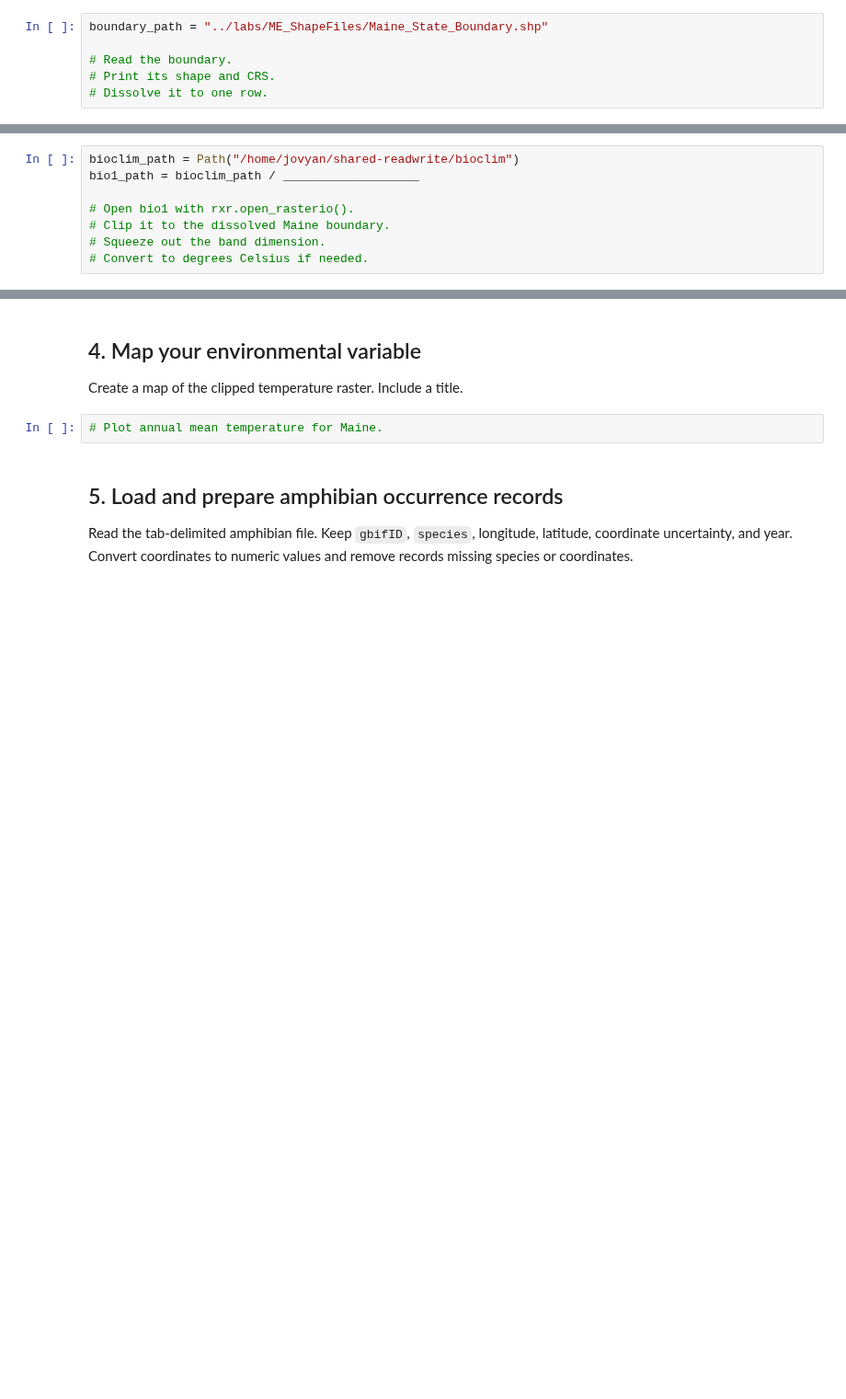
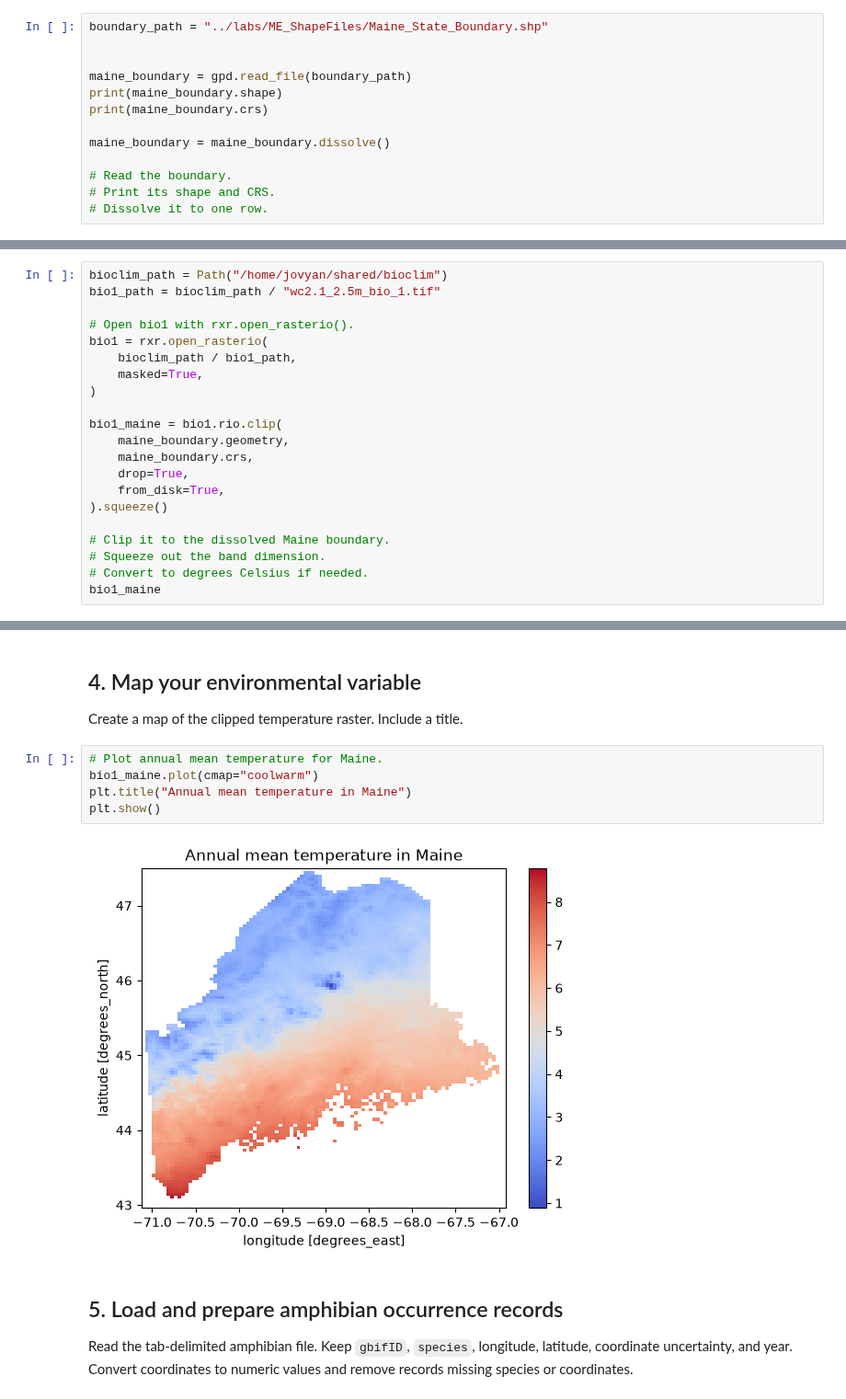
Before and after one commit to Gyrosigma/BIO597-SpatialBiodiversity, a Jupyter notebook: docs/assignments/Assignment-06-FirstPrinciplesSDM.ipynb, the cells around one changed output, grey strips where cells are left out. Shown at 92% size. Cells and saved outputs as stored; diff of their text form; blank space fills up the shorter version.

```diff
--- a/docs/assignments/Assignment-06-FirstPrinciplesSDM.ipynb
+++ b/docs/assignments/Assignment-06-FirstPrinciplesSDM.ipynb
@@ -41,6 +49,13 @@ Import `pandas`, `geopandas`, `rioxarray`, `xarray`, `numpy`, `matplotlib.pyplot
 Read the Maine state boundary shapefile, inspect its CRS and shape, and dissolve it to one row.
 # %%
 boundary_path = "../labs/ME_ShapeFiles/Maine_State_Boundary.shp"
+
+
+maine_boundary = gpd.read_file(boundary_path)
+print(maine_boundary.shape)
+print(maine_boundary.crs)
+
+maine_boundary = maine_boundary.dissolve()
 
 # Read the boundary.
 # Print its shape and CRS.
@@ -50,10 +68,23 @@ boundary_path = "../labs/ME_ShapeFiles/Maine_State_Boundary.shp"
 
 Select one environmental variable of your choosing that is NOT mean annual temperature. You can choose one you think will work well or one you think is less important for the study organism. Open the variable .tif file with `masked=True`, clip it to Maine, and remove the band dimension with `squeeze()`.
 # %%
-bioclim_path = Path("/home/jovyan/shared-readwrite/bioclim")
-bio1_path = bioclim_path / ___________________
+bioclim_path = Path("/home/jovyan/shared/bioclim")
+bio1_path = bioclim_path / "wc2.1_2.5m_bio_1.tif"
 
 # Open bio1 with rxr.open_rasterio().
+bio1 = rxr.open_rasterio(
+    bioclim_path / bio1_path,
+    masked=True,
+)
+
+bio1_maine = bio1.rio.clip(
+    maine_boundary.geometry,
+    maine_boundary.crs,
+    drop=True,
+    from_disk=True,
+).squeeze()
+
 # Clip it to the dissolved Maine boundary.
 # Squeeze out the band dimension.
 # Convert to degrees Celsius if needed.
+bio1_maine
@@ -63,6 +112,11 @@ bio1_path = bioclim_path / ___________________
 Create a map of the clipped temperature raster. Include a title.
 # %%
 # Plot annual mean temperature for Maine.
+bio1_maine.plot(cmap="coolwarm")
+plt.title("Annual mean temperature in Maine")
+plt.show()
+# %% [output]
+[figure, added]
 # %% [markdown]
 ## 5. Load and prepare amphibian occurrence records
 
```
Also changed, not shown: parts of 30 cells of this notebook.
